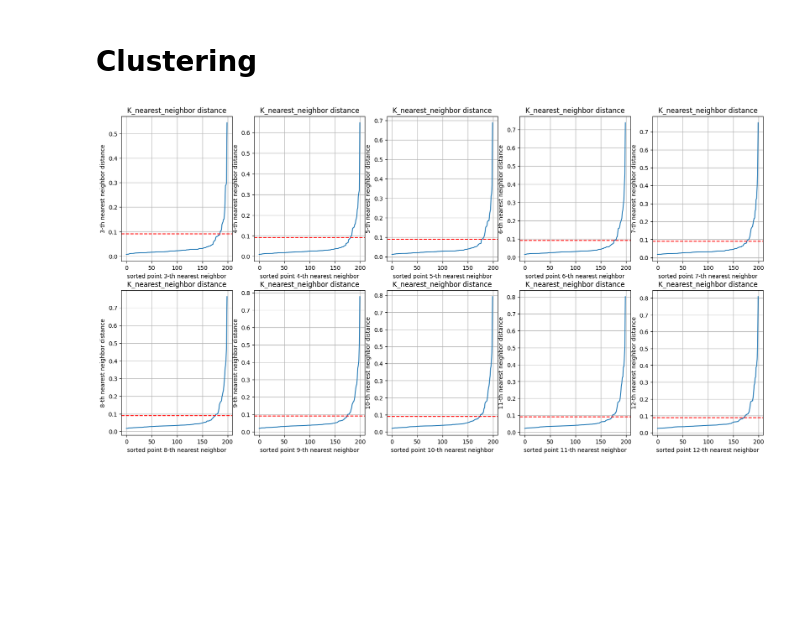
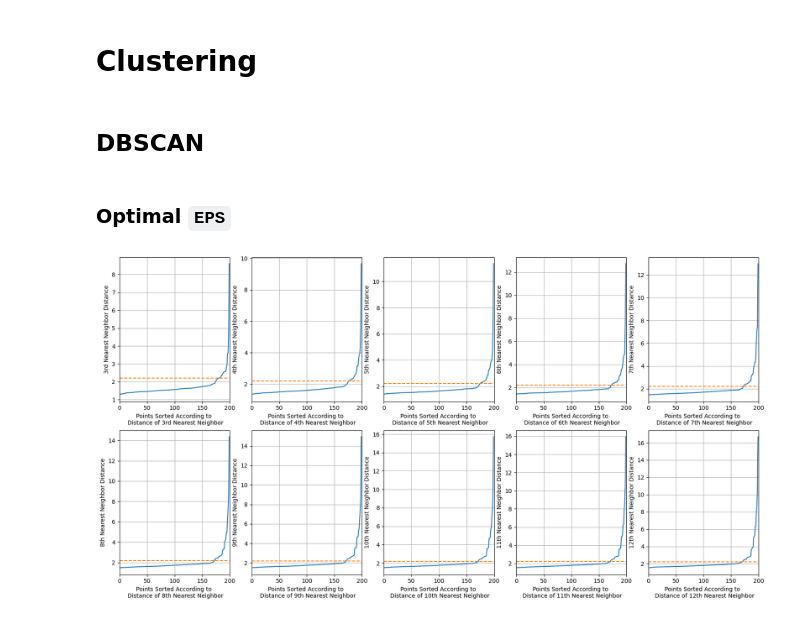
Before and after one commit to javadkavian/EEG_motor_imagery_analysis, a Jupyter notebook: src/main.ipynb, the cells around one changed output. Cells and saved outputs as stored; diff of their text form; code cells hidden in the pictures; blank space fills up the shorter version.

```diff
--- a/src/main.ipynb
+++ b/src/main.ipynb
@@ -299,18 +309,18 @@ weighted avg       0.95      0.94      0.94        50
 # %% [markdown]
 # Clustering
 # %%
-clustering_X = np.concatenate([X_train_csp, X_test_csp])
-Y = np.concatenate([y_train, y_test])
-pca = PCA(n_components=2)
-X = pca.fit_transform(clustering_X)
-scalar = MinMaxScaler()
-X = scalar.fit_transform(X)
+X = np.concatenate([X_train_csp, X_test_csp])
+y = np.concatenate([y_train, y_test])
+# %% [markdown]
+## DBSCAN
+# %% [markdown]
+### Optimal `EPS`
 # %%
 plt.figure(figsize=(20, 10))
 for i, k in enumerate(range(3, 13)):
     plt.subplot(2, 5, i+1)
-    cl.plot_K_nearest_neighbor_distance(X=X, K=k)
+    plot_kth_nn_distance(k, cl.find_kth_nn(X, k), 2.2)
 
-plt.show()
+plt.savefig('../assets/optimal_eps.png')
 # %% [output]
-[figure, old version]
+[figure, new version]
```
Also changed, not shown: parts of 39 cells of this notebook, 7 other files.
